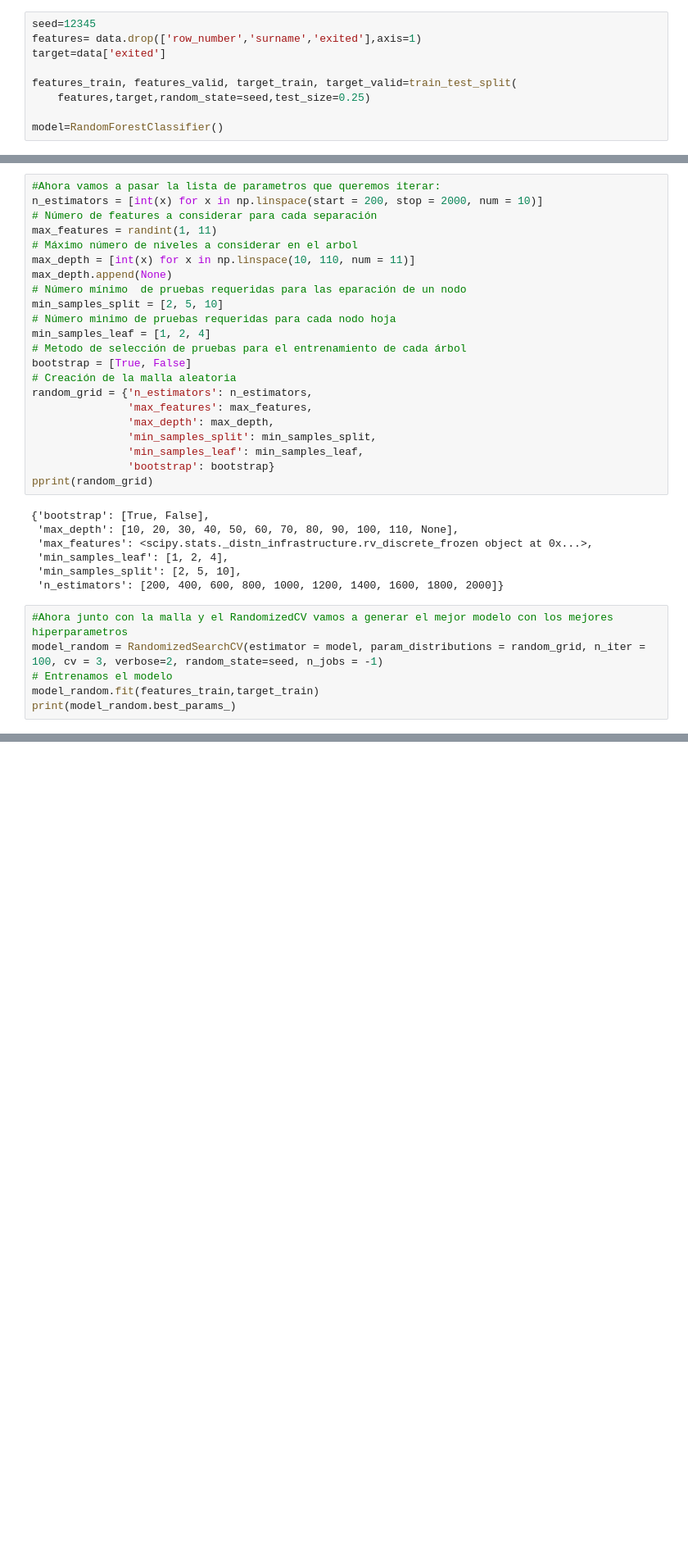
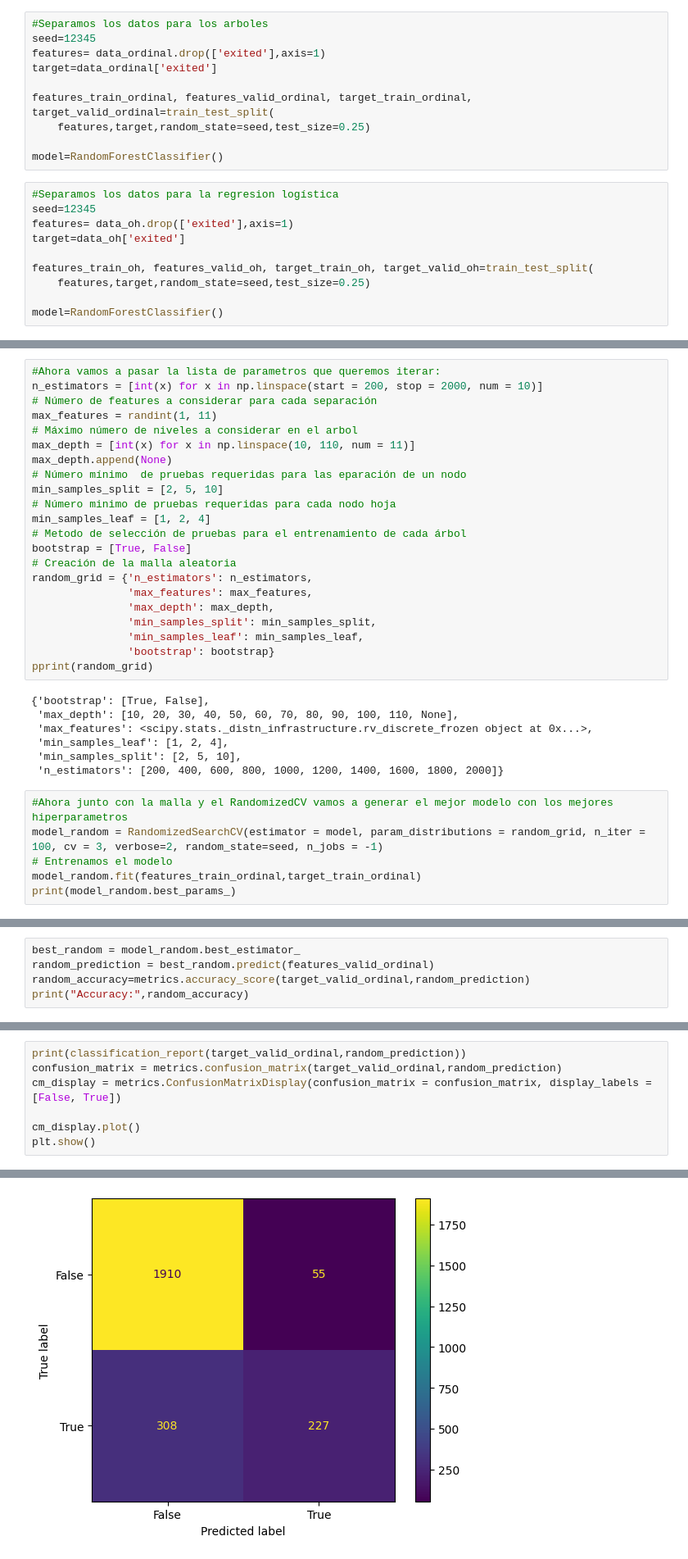
Before and after one commit to santicar1809/beta_bank, a Jupyter notebook: code.ipynb, the cells around one changed output, grey strips where cells are left out. Shown at 82% size. Saved outputs shown, nothing was run; the diff lists cells and outputs as text; blank space fills up the shorter version.

Commit message:
model_creating

```diff
--- a/code.ipynb
+++ b/code.ipynb
@@ -238,12 +293,23 @@ Podemos ver que la clase "0" es predominante con un porcentaje aproximado del 80
 # %% [markdown]
 ### Separamos el dataset en entrenamiento y validación
 # %%
+#Separamos los datos para los arboles
 seed=12345
-features= data.drop(['row_number','surname','exited'],axis=1)
-target=data['exited']
+features= data_ordinal.drop(['exited'],axis=1)
+target=data_ordinal['exited']
 
-features_train, features_valid, target_train, target_valid=train_test_split(
+features_train_ordinal, features_valid_ordinal, target_train_ordinal, target_valid_ordinal=train_test_split(
     features,target,random_state=seed,test_size=0.25)
 
 model=RandomForestClassifier()
+# %%
+#Separamos los datos para la regresion logística
+seed=12345
+features= data_oh.drop(['exited'],axis=1)
+target=data_oh['exited']
+
+features_train_oh, features_valid_oh, target_train_oh, target_valid_oh=train_test_split(
+    features,target,random_state=seed,test_size=0.25)
+
+model=RandomForestClassifier()
 # %% [markdown]
@@ -281,7 +347,7 @@ pprint(random_grid)
 #Ahora junto con la malla y el RandomizedCV vamos a generar el mejor modelo con los mejores hiperparametros
 model_random = RandomizedSearchCV(estimator = model, param_distributions = random_grid, n_iter = 100, cv = 3, verbose=2, random_state=seed, n_jobs = -1)
 # Entrenamos el modelo
-model_random.fit(features_train,target_train)
+model_random.fit(features_train_ordinal,target_train_ordinal)
 print(model_random.best_params_)
 # %% [output]
 Fitting 3 folds for each of 100 candidates, totalling 300 fits
@@ -291,0 +355,5 @@ You can try to debug the error by setting error_score='raise'.
+# %%
+best_random = model_random.best_estimator_
+random_prediction = best_random.predict(features_valid_ordinal)
+random_accuracy=metrics.accuracy_score(target_valid_ordinal,random_prediction)
+print("Accuracy:",random_accuracy)
@@ -291,0 +362,8 @@ You can try to debug the error by setting error_score='raise'.
+# %%
+print(classification_report(target_valid_ordinal,random_prediction))
+confusion_matrix = metrics.confusion_matrix(target_valid_ordinal,random_prediction)
+cm_display = metrics.ConfusionMatrixDisplay(confusion_matrix = confusion_matrix, display_labels = [False, True])
+
+cm_display.plot()
+plt.show()
+# %% [output]
@@ -291,0 +378 @@ You can try to debug the error by setting error_score='raise'.
+[figure, added]
```
Also changed, not shown: parts of 24 cells of this notebook.
